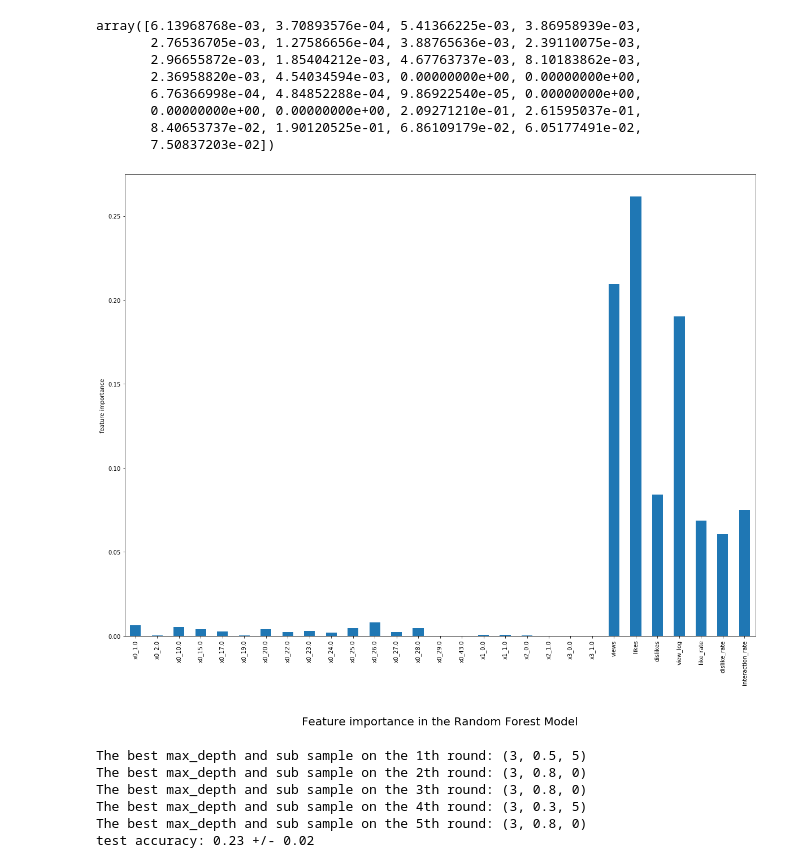
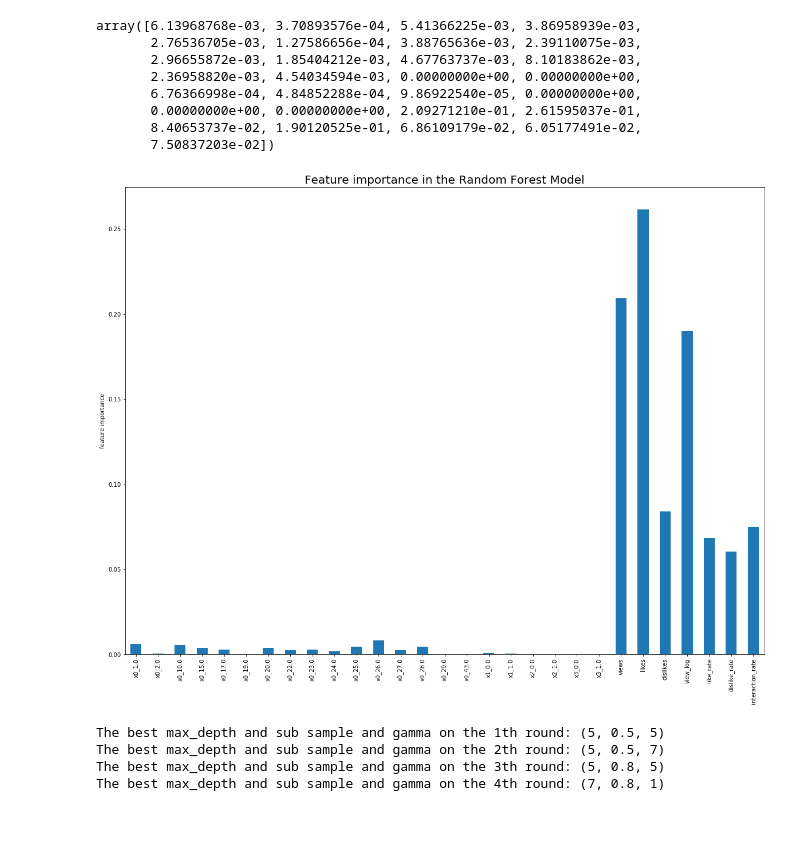
Before and after one commit to tongxinw/YouTube_video_analysis, a Jupyter notebook: src/model_train.ipynb, the cells around one changed output. Saved outputs shown, nothing was run; the diff lists cells and outputs as text; code cells hidden in the pictures; blank space fills up the shorter version.

```diff
--- a/src/model_train.ipynb
+++ b/src/model_train.ipynb
@@ -291,7 +245,8 @@ def ML_pipeline_kfold_Lasso(X,y,random_state,n_folds):
         y_train, y_CV = y_other[train_index], y_other[CV_index]
 
         # tune lasso hyper-parameter, alpha
-        alpha = np.logspace(-5,-1,num=8)
+#         alpha = np.logspace(-5,-1,num=8)
+        alpha = [0.00005, 0.0001, 0.001, 0.005, 0.01, 0.05, 0.1]
         mse = []
         regs = []
         for a in alpha:
@@ -309,12 +264,16 @@ def ML_pipeline_kfold_Lasso(X,y,random_state,n_folds):
 
 test_scores_lasso = []
 regs_lasso = []
+mses_lasso = []
 for i in range(10):
     best_a, best_mse, test_score, reg = ML_pipeline_kfold_Lasso(X_np,y_np,42*i,5)
     test_scores_lasso.append(test_score)
     regs_lasso.append(reg)
+    mses_lasso.append(best_mse)
     print('Best alpha is {}. MSE is {}. Best score is {}'.format(best_a, best_mse,
                                                                  max(test_scores_lasso)))
+print('MSE:',np.around(np.mean(mses_lasso),2),'+/-',
+      np.around(np.std(mses_lasso),2))
 print('Lasso test scores:',np.around(np.mean(test_scores_lasso),2),'+/-',
       np.around(np.std(test_scores_lasso),2))
 # %% [output]
@@ -372,13 +332,17 @@ def ML_pipeline_kfold_rf(X,y,random_state,n_folds):
 
 regs_rf = []
 test_scores_rf = []
+mses_rf = []
 for i in range(10):
     best_depths, best_sss, test_score, mse, reg = ML_pipeline_kfold_rf(X_np,y_np,42*i,5)
 #     CV_scores.append(CV_score)
     test_scores_rf.append(test_score)
     regs_rf.append(reg)
+    mses_rf.append(mse)
     print('Best depth is {}. Best sample split is {}. MSE is {}. Best score is {}'.format(
         best_depths, best_sss, mse, max(test_scores_rf)))
+print('MSE:',np.around(np.mean(mses_rf),2),'+/-',
+      np.around(np.std(mses_rf),2))
 print('Random Forest test MSE:',np.around(np.mean(test_scores_rf),2),'+/-',np.around(np.std(test_scores_rf),2))
 # %% [output]
 Best depth is 6. Best sample split is 8. MSE is 16.757838444483745. Best score is 0.19334664186726258
@@ -415,12 +380,13 @@ array([6.13968768e-03, 3.70893576e-04, 5.41366225e-03, 3.86958939e-03,
 # %%
 d = {'ftr_imp': globalp.feature_importances_}
 pd.DataFrame(d, index=ftr_names).plot.bar(legend=None, figsize=(20, 15))
 plt.ylabel('feature importance')
-plt.title('Feature importance in the Random Forest Model', y=-0.2, fontsize=20)
+plt.title('Feature importance in the Random Forest Model', fontsize=20)
+# plt.title('Feature importance in the Random Forest Model', y=-0.2, fontsize=20)
 plt.savefig('/home/jovyan/DATA1030/DATA1030-Project/figures/feature_impo.png',dpi=300, bbox_inches = 'tight')
 plt.show()
 # %% [output]
-[figure, old version]
+[figure, new version]
 # %%
 import xgboost
 from sklearn.model_selection import ParameterGrid
@@ -446,7 +412,7 @@ def ML_pipeline_xgb(X,y,random_state,n_folds):
         r2 = []
         max_depth = [1,3,5,7,9]
         sub_sample = [0.5, 0.6, 0.8, 1.0]
-        gamma = [0, 1, 5]
+        gamma = [0, 1, 5, 7]
 
         for i in max_depth:
             for j in sub_sample:
@@ -472,18 +438,18 @@ def ML_pipeline_xgb(X,y,random_state,n_folds):
 
 
 test_scores_xgb = []
+CV_scores_xgb = []
+for i in range(1,6):
+    CV_score, r2, pair_best = ML_pipeline_xgb(X,y,42*i,5)
+    test_scores_xgb += r2
+    CV_scores_xgb.append(CV_scores_xgb)
+    print("The best max_depth and sub sample and gamma on the {}th round: {}".format(i, pair_best))
 
-for i in range(1,6):
-    CV_score, r2, pair_best = ML_pipeline_xgb(X,y,42*i,3)
-    test_scores_xgb += r2
-    print("The best max_depth and sub sample on the {}th round: {}".format(i, pair_best))
-    # TODO 加gamma
+print('MSE:',np.around(np.mean(CV_scores_xgb),2), '+/-', np.around(np.std(CV_scores_xgb),2))
 print('test accuracy:',np.around(np.mean(test_scores_xgb),2), '+/-', np.around(np.std(test_scores_xgb),2))
 # %% [output]
-The best max_depth and sub sample on the 1th round: (3, 0.5, 5)
-The best max_depth and sub sample on the 2th round: (3, 0.8, 0)
-The best max_depth and sub sample on the 3th round: (3, 0.8, 0)
-The best max_depth and sub sample on the 4th round: (3, 0.3, 5)
-The best max_depth and sub sample on the 5th round: (3, 0.8, 0)
-test accuracy: 0.23 +/- 0.02
+The best max_depth and sub sample and gamma on the 1th round: (5, 0.5, 5)
+The best max_depth and sub sample and gamma on the 2th round: (5, 0.5, 7)
+The best max_depth and sub sample and gamma on the 3th round: (5, 0.8, 5)
+The best max_depth and sub sample and gamma on the 4th round: (7, 0.8, 1)
 # %%
```
Also changed, not shown: parts of 15 cells of this notebook, 3 other files.
